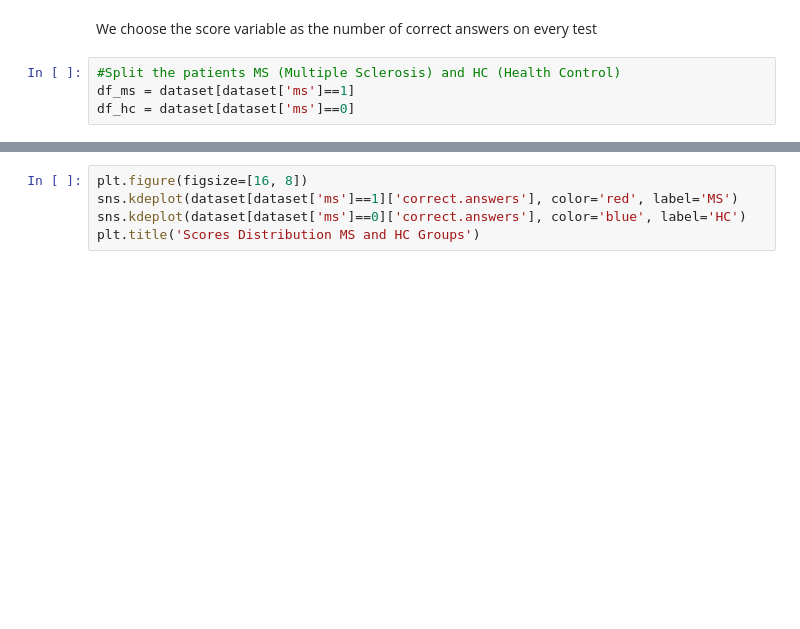
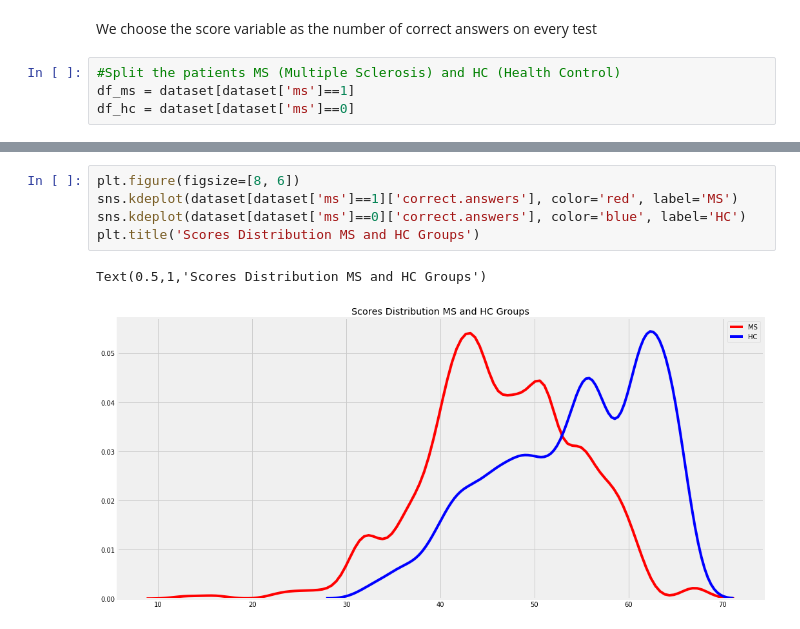
Before and after one commit to MaastrichtU-IDS/advanced-business-analytics, a Jupyter notebook: 2_anomaly_detection/2_3_Contextual_Anomaly.ipynb, the cells around one changed output, grey strips where cells are left out. Cells and saved outputs as stored; diff of their text form; blank space fills up the shorter version.

```diff
--- a/2_anomaly_detection/2_3_Contextual_Anomaly.ipynb
+++ b/2_anomaly_detection/2_3_Contextual_Anomaly.ipynb
@@ -157,6 +188,9 @@ print('Patients on MS group: {}\nPatients on HC group: {}'.format(
 # %%
-plt.figure(figsize=[16, 8])
+plt.figure(figsize=[8, 6])
 sns.kdeplot(dataset[dataset['ms']==1]['correct.answers'], color='red', label='MS')
 sns.kdeplot(dataset[dataset['ms']==0]['correct.answers'], color='blue', label='HC')
 plt.title('Scores Distribution MS and HC Groups')
+# %% [output]
+Text(0.5,1,'Scores Distribution MS and HC Groups')
+[figure, added]
 # %% [markdown]
```
Also changed, not shown: parts of 24 cells of this notebook, 4 other files.
